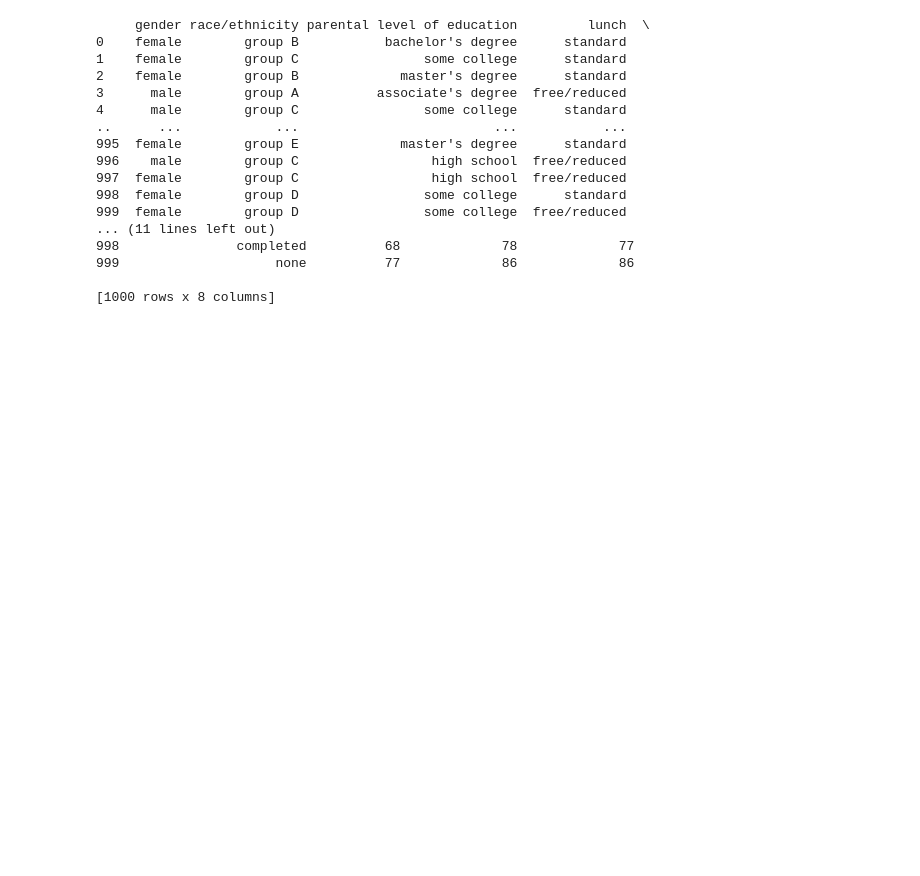
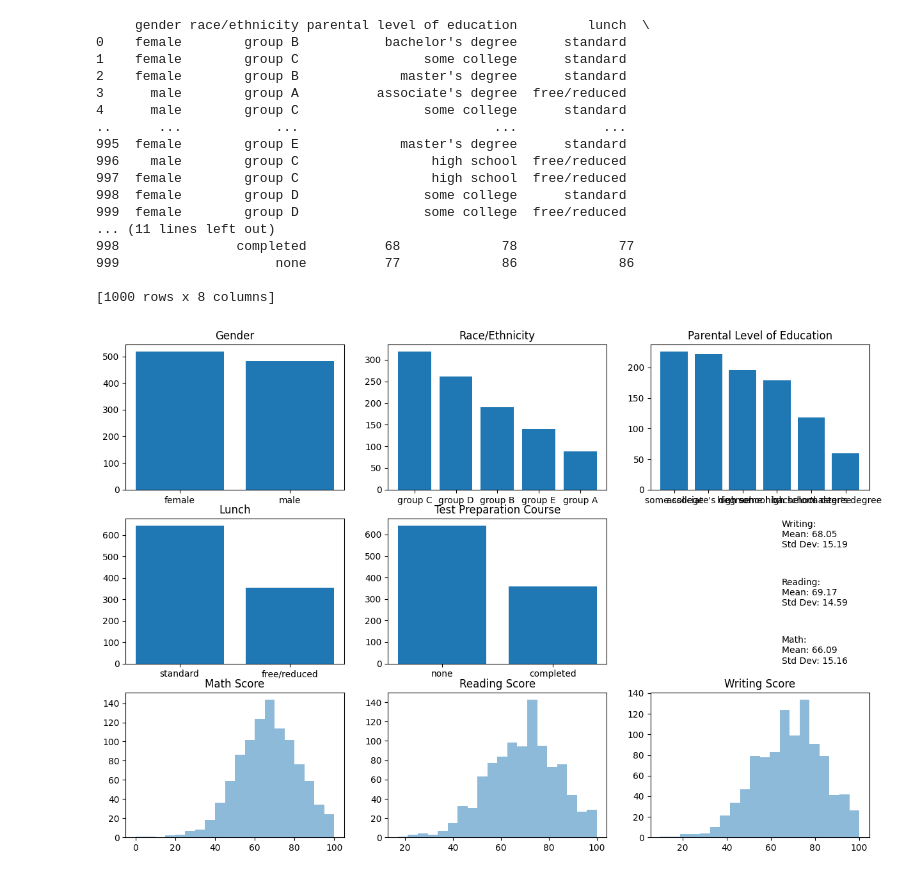
Before and after one commit to JatsaCantWin/msc_machine-learning, a Jupyter notebook: ExamResultPrediction.ipynb, the cells around one changed output. Cells and saved outputs as stored; diff of their text form; code cells hidden in the pictures; blank space fills up the shorter version.

```diff
--- a/ExamResultPrediction.ipynb
+++ b/ExamResultPrediction.ipynb
@@ -25,0 +36,46 @@ print(df)
+# %%
+fig, axs = plt.subplots(nrows=3, ncols=3, figsize=(15, 10))
+
+gender_counts = df['gender'].value_counts()
+axs[0, 0].bar(gender_counts.index, gender_counts.values)
+axs[0, 0].set_title('Gender')
+
+ethnicity_counts = df['race/ethnicity'].value_counts()
+axs[0, 1].bar(ethnicity_counts.index, ethnicity_counts.values)
+axs[0, 1].set_title('Race/Ethnicity')
+
+parental_counts = df['parental level of education'].value_counts()
+axs[0, 2].bar(parental_counts.index, parental_counts.values)
+axs[0, 2].set_title('Parental Level of Education')
+
+lunch_counts = df['lunch'].value_counts()
+axs[1, 0].bar(lunch_counts.index, lunch_counts.values)
+axs[1, 0].set_title('Lunch')
+
+prep_counts = df['test preparation course'].value_counts()
+axs[1, 1].bar(prep_counts.index, prep_counts.values)
+axs[1, 1].set_title('Test Preparation Course')
+
+axs[1, 2].axis('off')
+
+axs[2, 0].hist(df['math score'], bins=20, alpha=0.5)
+axs[2, 0].set_title('Math Score')
+mean = np.mean(df['math score'])
+std = np.std(df['math score'])
+axs[1, 2].text(0.6, 0.0, f"Math:\nMean: {mean:.2f}\nStd Dev: {std:.2f}")
+
+axs[2, 1].hist(df['reading score'], bins=20, alpha=0.5)
+axs[2, 1].set_title('Reading Score')
+mean = np.mean(df['reading score'])
+std = np.std(df['reading score'])
+axs[1, 2].text(0.6, 0.4, f"Reading:\nMean: {mean:.2f}\nStd Dev: {std:.2f}")
+
+axs[2, 2].hist(df['writing score'], bins=20, alpha=0.5)
+axs[2, 2].set_title('Writing Score')
+mean = np.mean(df['writing score'])
+std = np.std(df['writing score'])
+axs[1, 2].text(0.6, 0.8, f"Writing:\nMean: {mean:.2f}\nStd Dev: {std:.2f}")
+
+plt.show()
+# %% [output]
+[figure, added]
```
Also changed, not shown: parts of 16 cells of this notebook.
